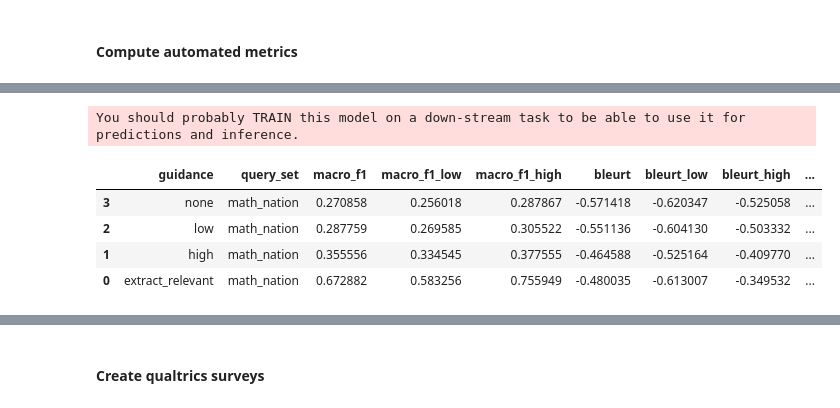
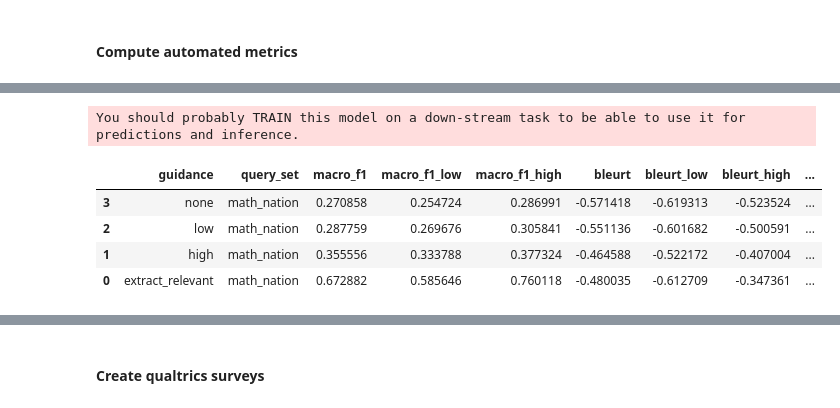
Before and after one commit to DigitalHarborFoundation/rag-for-math-qa, a Jupyter notebook: notebooks/SurveyDataAnalysis.ipynb, the cells around one changed output, grey strips where cells are left out. Drawn from its saved outputs; the diff is of its cells as text; code cells hidden in the pictures.

```diff
--- a/notebooks/SurveyDataAnalysis.ipynb
+++ b/notebooks/SurveyDataAnalysis.ipynb
@@ -904,7 +929,7 @@ INFO:tensorflow:... name:bert_custom
 INFO:tensorflow:... vocab_file:vocab.txt
 ... (19 outputs left out)
 # %%
-use_bootstrap = True
+use_bootstrap = False
 
 sdf = math_df
 assert sdf.query_set.nunique() == 1
@@ -921,45 +946,52 @@ for guidance, group in sdf.groupby("guidance"):
         bleurt = experiment.metrics.compute_bleurt(passages, row.generation)
         bleurt_scores.append(bleurt)
         bertscore = experiment.metrics.compute_bertscore(passages, row.generation)
         bertscore_scores.append(bertscore)
     f1_scores = np.array(f1_scores)
     bleurt_scores = np.array(bleurt_scores)
     bertscore_scores = np.array(bertscore_scores)
     macro_f1 = f1_scores.mean()
     if use_bootstrap:
         # bootstrap confidence intervals
         bootstrap = scipy.stats.bootstrap((f1_scores,), np.mean, confidence_level=0.95, random_state=rng)
+        f1_low, f1_high = bootstrap.confidence_interval.low, bootstrap.confidence_interval.high
         bleurt_bootstrap = scipy.stats.bootstrap((bleurt_scores,), np.mean, confidence_level=0.95, random_state=rng)
+        bleurt_low, bleurt_high = bleurt_bootstrap.confidence_interval.low, bleurt_bootstrap.confidence_interval.high
         bertscore_bootstrap = scipy.stats.bootstrap(
             (bertscore_scores,), np.mean, confidence_level=0.95, random_state=rng
         )
+        bertscore_low, bertscore_high = (
+            bertscore_bootstrap.confidence_interval.low,
+            bertscore_bootstrap.confidence_interval.high,
+        )
     else:
-        # TODO do something more reasonable, e.g. the student's t approximation
-        pass
+        f1_low, f1_high = statsmodels.stats.weightstats.zconfint(f1_scores, alpha=0.05)
+        bleurt_low, bleurt_high = statsmodels.stats.weightstats.zconfint(bleurt_scores, alpha=0.05)
+        bertscore_low, bertscore_high = statsmodels.stats.weightstats.zconfint(bertscore_scores, alpha=0.05)
     ds.append(
         {
             "guidance": guidance,
             "query_set": sdf.iloc[0].query_set,
             "macro_f1": macro_f1,
-            "macro_f1_low": bootstrap.confidence_interval.low,
-            "macro_f1_high": bootstrap.confidence_interval.high,
+            "macro_f1_low": f1_low,
+            "macro_f1_high": f1_high,
             "bleurt": bleurt_scores.mean(),
-            "bleurt_low": bleurt_bootstrap.confidence_interval.low,
-            "bleurt_high": bleurt_bootstrap.confidence_interval.high,
+            "bleurt_low": bleurt_low,
+            "bleurt_high": bleurt_high,
             "bertscore": bertscore_scores.mean(),
-            "bertscore_low": bertscore_bootstrap.confidence_interval.low,
-            "bertscore_high": bertscore_bootstrap.confidence_interval.high,
+            "bertscore_low": bertscore_low,
+            "bertscore_high": bertscore_high,
         }
     )
 metric_df = pd.DataFrame(ds).sort_values(by="macro_f1", ascending=True)
 metric_df
 # %% [output]
 You should probably TRAIN this model on a down-stream task to be able to use it for predictions and inference.
 |  | guidance | query_set | macro_f1 | macro_f1_low | macro_f1_high | bleurt | bleurt_low | bleurt_high | ... |
-| 3 | none | math_nation | 0.270858 | 0.256018 | 0.287867 | -0.571418 | -0.620347 | -0.525058 | ... |
-| 2 | low | math_nation | 0.287759 | 0.269585 | 0.305522 | -0.551136 | -0.604130 | -0.503332 | ... |
-| 1 | high | math_nation | 0.355556 | 0.334545 | 0.377555 | -0.464588 | -0.525164 | -0.409770 | ... |
-| 0 | extract_relevant | math_nation | 0.672882 | 0.583256 | 0.755949 | -0.480035 | -0.613007 | -0.349532 | ... |
+| 3 | none | math_nation | 0.270858 | 0.254724 | 0.286991 | -0.571418 | -0.619313 | -0.523524 | ... |
+| 2 | low | math_nation | 0.287759 | 0.269676 | 0.305841 | -0.551136 | -0.601682 | -0.500591 | ... |
+| 1 | high | math_nation | 0.355556 | 0.333788 | 0.377324 | -0.464588 | -0.522172 | -0.407004 | ... |
+| 0 | extract_relevant | math_nation | 0.672882 | 0.585646 | 0.760118 | -0.480035 | -0.612709 | -0.347361 | ... |
 # %%
 fig, axes = plt.subplots(1, 3, figsize=(COLUMN_WIDTH_IN, 1.1))
 
```
Also changed, not shown: parts of 58 cells of this notebook, 3 other files.
